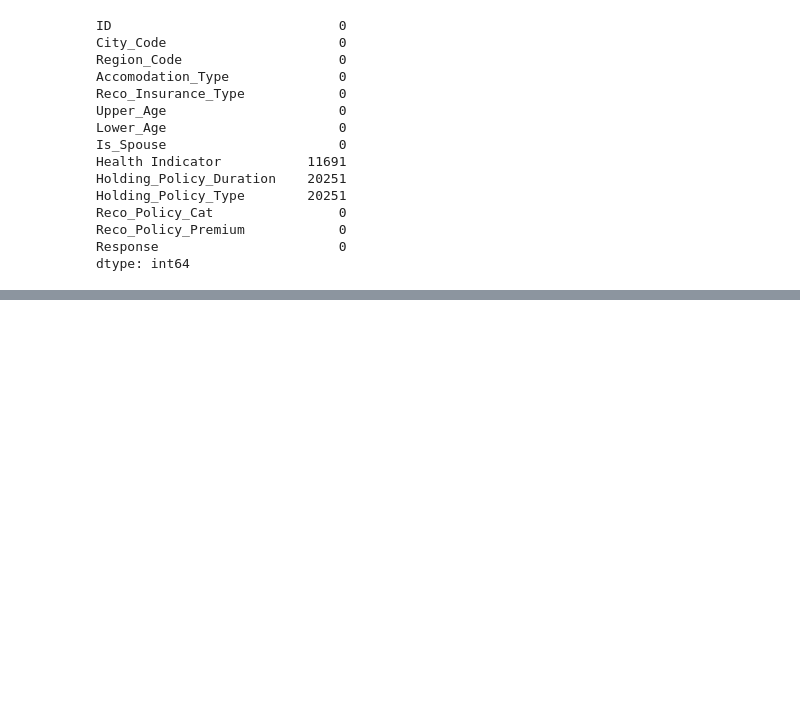
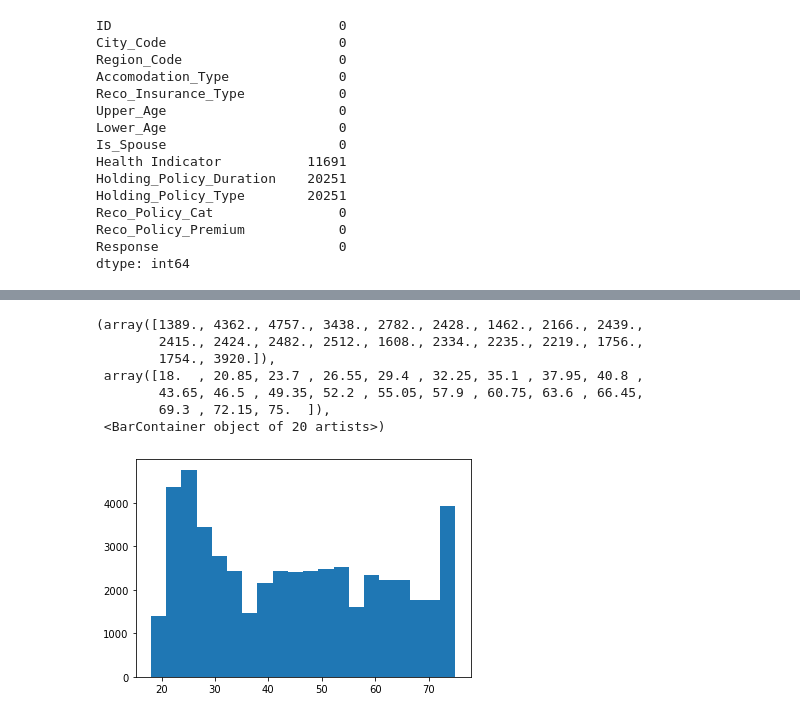
Before and after one commit to Suchitra-Majumdar/Health_Insurance_Lead_Prediction, a Jupyter notebook: Health Insurance Lead Prediction.ipynb, the cells around one changed output, grey strips where cells are left out. Saved outputs shown, nothing was run; the diff lists cells and outputs as text; code cells hidden in the pictures; blank space fills up the shorter version.

```diff
--- a/Health Insurance Lead Prediction.ipynb
+++ b/Health Insurance Lead Prediction.ipynb
@@ -66,0 +83,11 @@ df.head()
+# %%
+plt.hist(df['Upper_Age'],bins=20)
+# %% [output]
+(array([1389., 4362., 4757., 3438., 2782., 2428., 1462., 2166., 2439.,
+        2415., 2424., 2482., 2512., 1608., 2334., 2235., 2219., 1756.,
+        1754., 3920.]),
+ array([18.  , 20.85, 23.7 , 26.55, 29.4 , 32.25, 35.1 , 37.95, 40.8 ,
+        43.65, 46.5 , 49.35, 52.2 , 55.05, 57.9 , 60.75, 63.6 , 66.45,
+        69.3 , 72.15, 75.  ]),
+ <BarContainer object of 20 artists>)
+[figure, added]
```
Also changed, not shown: parts of 3 cells of this notebook.
